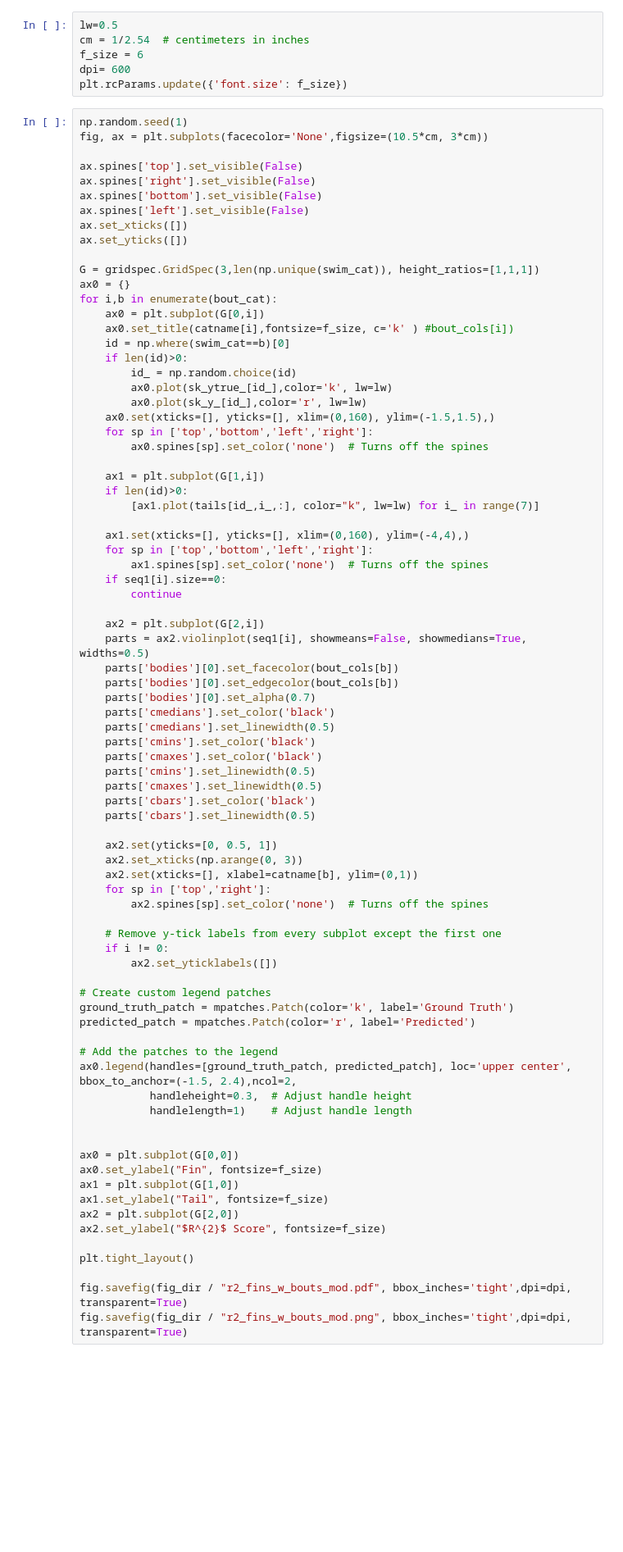
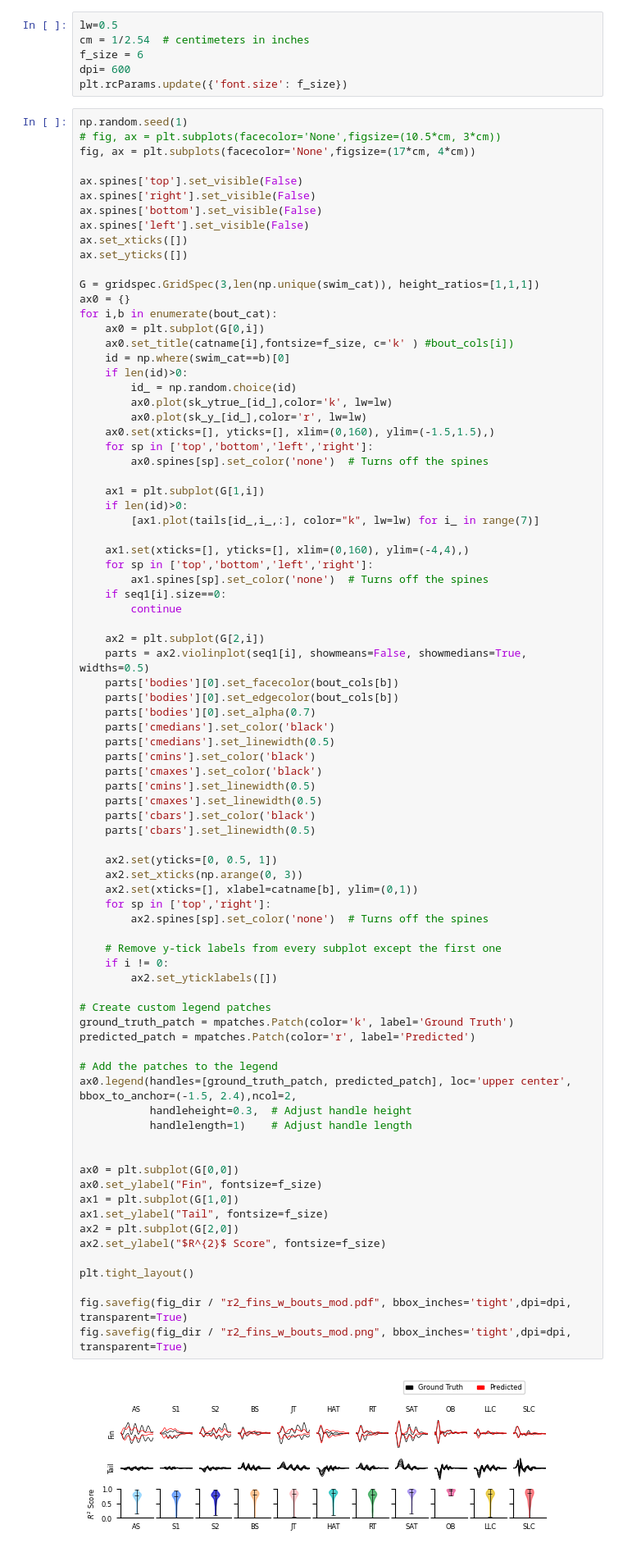
Before and after one commit to kkoetter/Koetter-et-al-fin, a Jupyter notebook: figure_notebooks/06_underlying_dynamics/Figure_5_B_r2_bout_cat.ipynb, the cells around one changed output. Shown: that part at 82% size. Cells and saved outputs as stored; diff of their text form; blank space fills up the shorter version.

```diff
--- a/figure_notebooks/06_underlying_dynamics/Figure_5_B_r2_bout_cat.ipynb
+++ b/figure_notebooks/06_underlying_dynamics/Figure_5_B_r2_bout_cat.ipynb
@@ -153,7 +224,8 @@ dpi= 600
 plt.rcParams.update({'font.size': f_size})
 # %%
 np.random.seed(1)
-fig, ax = plt.subplots(facecolor='None',figsize=(10.5*cm, 3*cm))
+# fig, ax = plt.subplots(facecolor='None',figsize=(10.5*cm, 3*cm))
+fig, ax = plt.subplots(facecolor='None',figsize=(17*cm, 4*cm))
 
 ax.spines['top'].set_visible(False)
 ax.spines['right'].set_visible(False)
@@ -204,30 +276,32 @@ for i,b in enumerate(bout_cat):
     ax2.set_xticks(np.arange(0, 3))
     ax2.set(xticks=[], xlabel=catname[b], ylim=(0,1))
     for sp in ['top','right']:
         ax2.spines[sp].set_color('none')  # Turns off the spines
 
     # Remove y-tick labels from every subplot except the first one
     if i != 0:
         ax2.set_yticklabels([])
 
 # Create custom legend patches
 ground_truth_patch = mpatches.Patch(color='k', label='Ground Truth')
 predicted_patch = mpatches.Patch(color='r', label='Predicted')
 
 # Add the patches to the legend
 ax0.legend(handles=[ground_truth_patch, predicted_patch], loc='upper center', bbox_to_anchor=(-1.5, 2.4),ncol=2,
            handleheight=0.3,  # Adjust handle height
            handlelength=1)    # Adjust handle length
 
 
 ax0 = plt.subplot(G[0,0])
 ax0.set_ylabel("Fin", fontsize=f_size)
 ax1 = plt.subplot(G[1,0])
 ax1.set_ylabel("Tail", fontsize=f_size)
 ax2 = plt.subplot(G[2,0])
 ax2.set_ylabel("$R^{2}$ Score", fontsize=f_size)
 
 plt.tight_layout()
 
 fig.savefig(fig_dir / "r2_fins_w_bouts_mod.pdf", bbox_inches='tight',dpi=dpi, transparent=True)
 fig.savefig(fig_dir / "r2_fins_w_bouts_mod.png", bbox_inches='tight',dpi=dpi, transparent=True)
+# %% [output]
+[figure, added]
```
Also changed, not shown: parts of 9 cells of this notebook, 20 other files.
